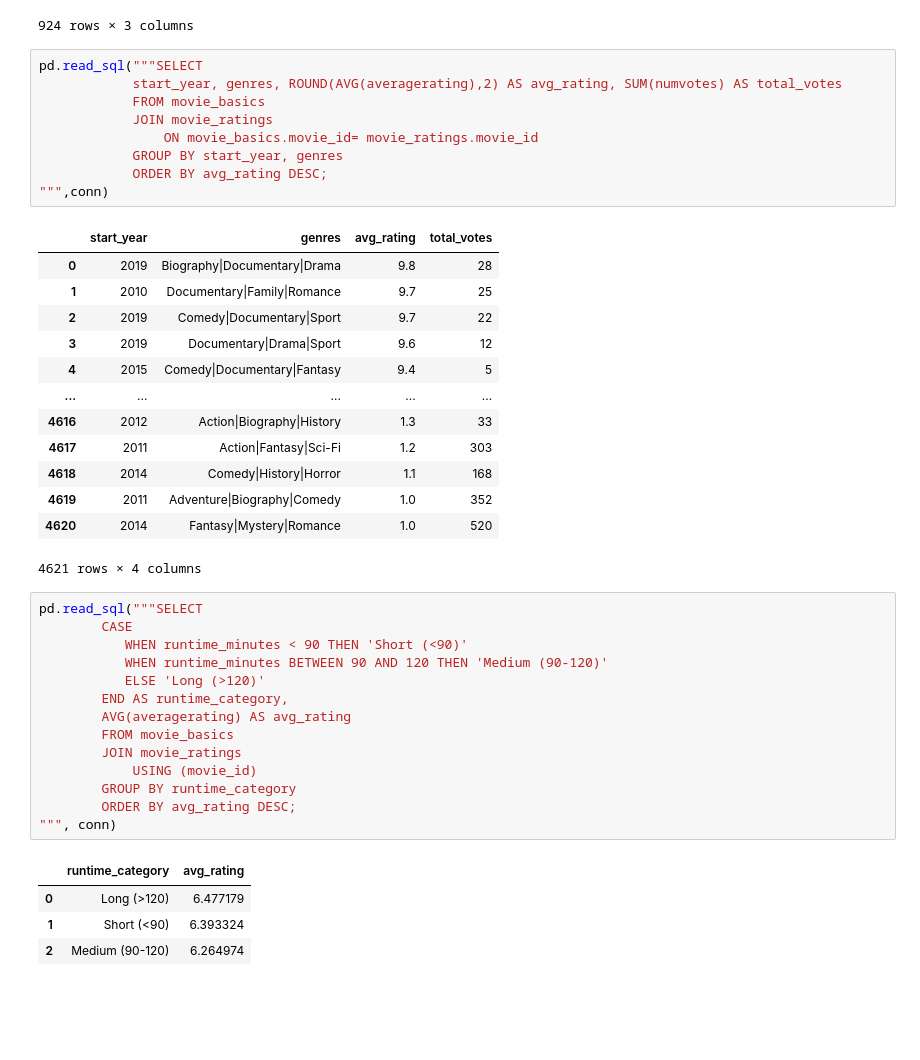
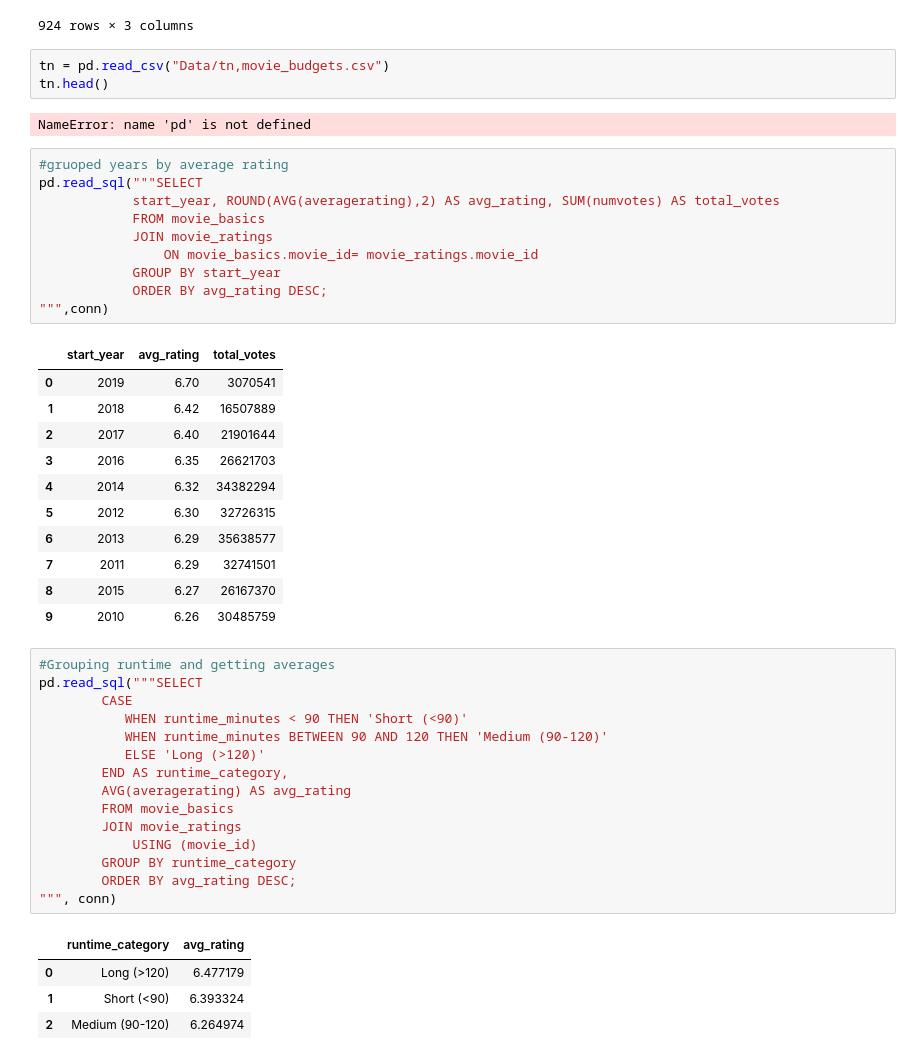
Before and after one commit to elrayoo0/Phase2_group_project, a Jupyter notebook: emma.ipynb, the cells around one changed output. Cells and saved outputs as stored; diff of their text form; blank space fills up the shorter version.

```diff
--- a/emma.ipynb
+++ b/emma.ipynb
@@ -347,30 +336,35 @@ pd.read_sql("""SELECT
 | 922 | Adventure|Crime|Romance | 0.020515 | 9 |
 | 923 | Animation|Horror|Romance | 0.016700 | 6 |
 924 rows × 3 columns
+# %%
+tn = pd.read_csv("Data/tn,movie_budgets.csv")
+tn.head()
+# %% [output]
+NameError: name 'pd' is not defined
 # %%
+#gruoped years by average rating
 pd.read_sql("""SELECT
-            start_year, genres, ROUND(AVG(averagerating),2) AS avg_rating, SUM(numvotes) AS total_votes
+            start_year, ROUND(AVG(averagerating),2) AS avg_rating, SUM(numvotes) AS total_votes
             FROM movie_basics
             JOIN movie_ratings
                 ON movie_basics.movie_id= movie_ratings.movie_id
-            GROUP BY start_year, genres
+            GROUP BY start_year
             ORDER BY avg_rating DESC;
 """,conn)
 # %% [output]
-|  | start_year | genres | avg_rating | total_votes |
-| 0 | 2019 | Biography|Documentary|Drama | 9.8 | 28 |
-| 1 | 2010 | Documentary|Family|Romance | 9.7 | 25 |
-| 2 | 2019 | Comedy|Documentary|Sport | 9.7 | 22 |
-| 3 | 2019 | Documentary|Drama|Sport | 9.6 | 12 |
-| 4 | 2015 | Comedy|Documentary|Fantasy | 9.4 | 5 |
-| ... | ... | ... | ... | ... |
-| 4616 | 2012 | Action|Biography|History | 1.3 | 33 |
-| 4617 | 2011 | Action|Fantasy|Sci-Fi | 1.2 | 303 |
-| 4618 | 2014 | Comedy|History|Horror | 1.1 | 168 |
-| 4619 | 2011 | Adventure|Biography|Comedy | 1.0 | 352 |
-| 4620 | 2014 | Fantasy|Mystery|Romance | 1.0 | 520 |
+|  | start_year | avg_rating | total_votes |
+| 0 | 2019 | 6.70 | 3070541 |
+| 1 | 2018 | 6.42 | 16507889 |
+| 2 | 2017 | 6.40 | 21901644 |
+| 3 | 2016 | 6.35 | 26621703 |
+| 4 | 2014 | 6.32 | 34382294 |
+| 5 | 2012 | 6.30 | 32726315 |
+| 6 | 2013 | 6.29 | 35638577 |
+| 7 | 2011 | 6.29 | 32741501 |
+| 8 | 2015 | 6.27 | 26167370 |
+| 9 | 2010 | 6.26 | 30485759 |
-4621 rows × 4 columns
 # %%
+#Grouping runtime and getting averages
 pd.read_sql("""SELECT
         CASE
            WHEN runtime_minutes < 90 THEN 'Short (<90)'
```
Also changed, not shown: parts of 17 cells of this notebook.
